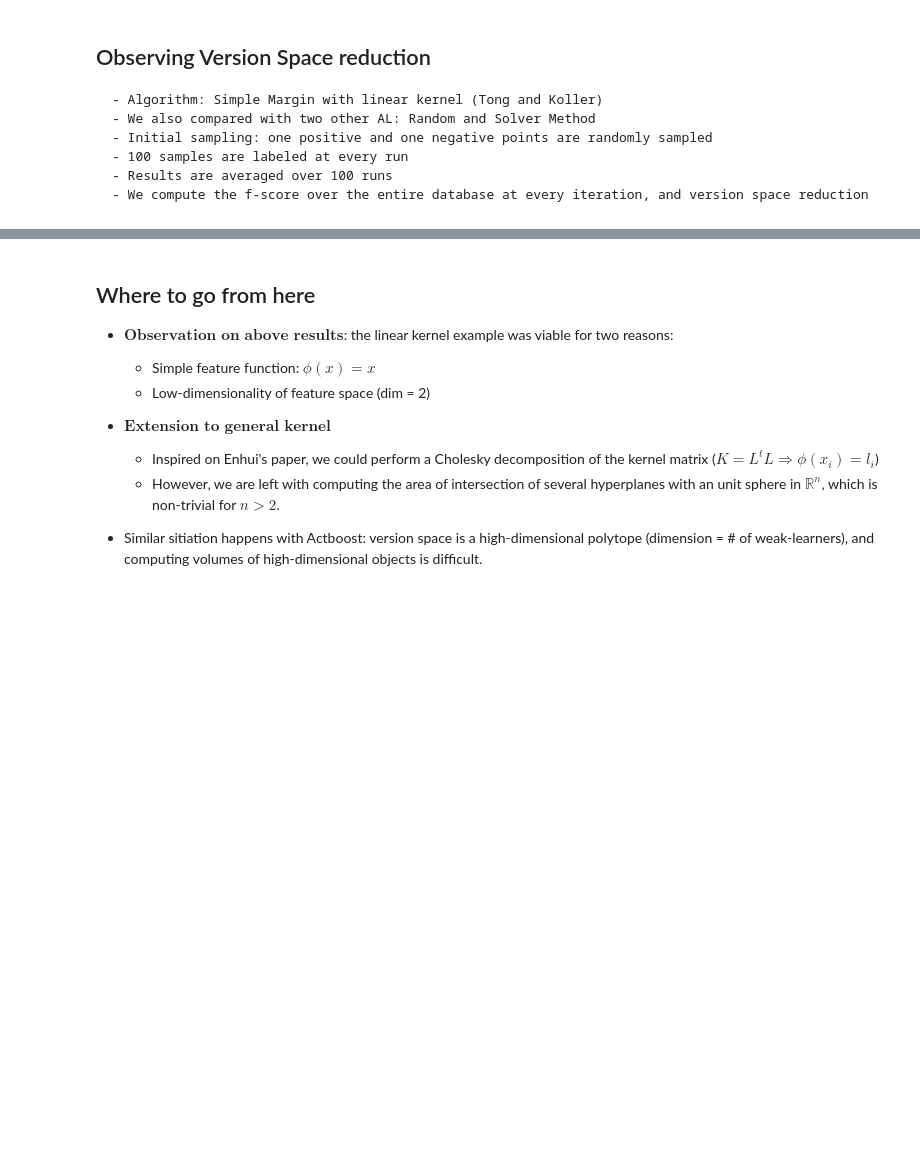
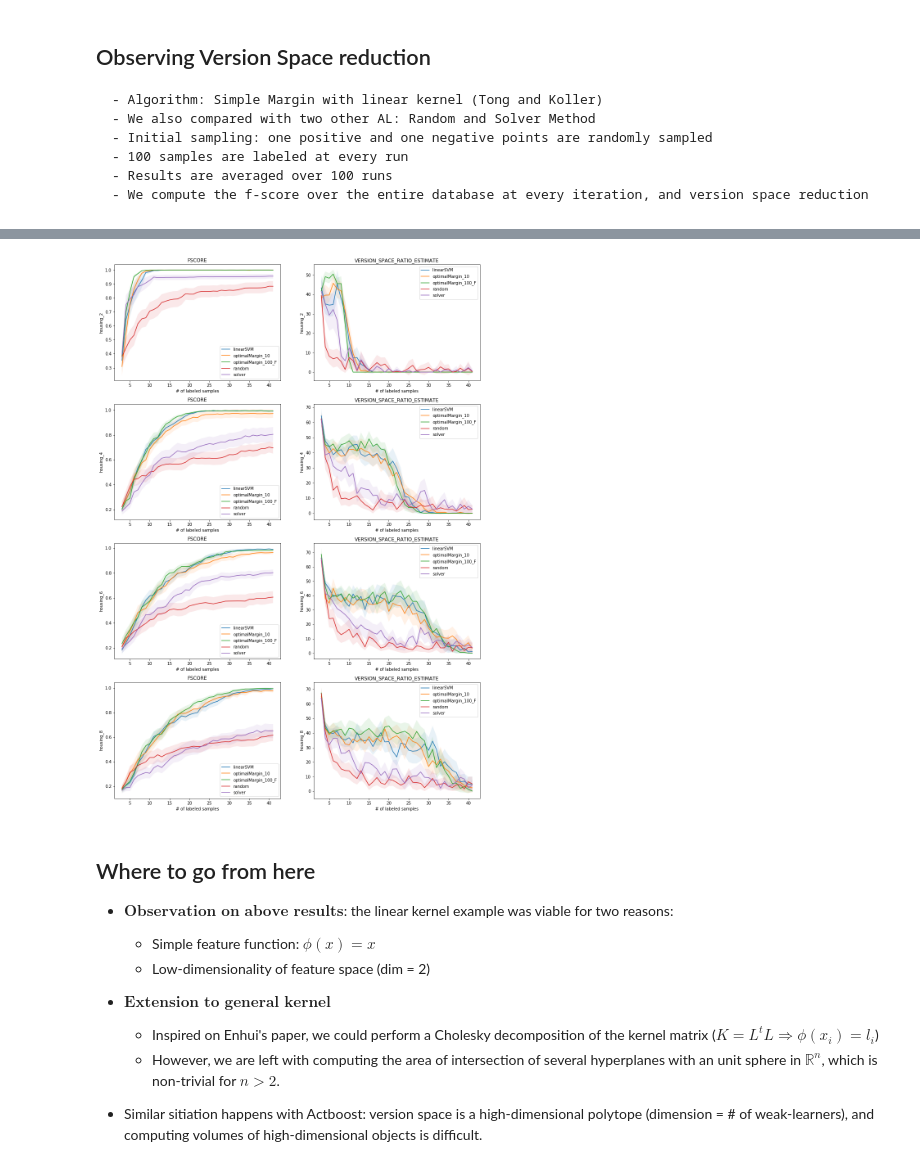
Before and after one commit to AIDEmeProject/PythonMiddleware, a Jupyter notebook: notebooks/version space convergence.ipynb, the cells around one changed output, grey strips where cells are left out. Cells and saved outputs as stored; diff of their text form; code cells hidden in the pictures; blank space fills up the shorter version.

```diff
--- a/notebooks/version space convergence.ipynb
+++ b/notebooks/version space convergence.ipynb
@@ -209,3 +209,41 @@ total time 88.96763896942139
+# %%
+from math import sqrt
+def plot_showdown(output, times, metrics_list=None):
+    data_tags = output.columns.levels[0]
+
+    if metrics_list is None:
+        metrics_list = output.columns.levels[1]
+    als = output.columns.levels[2]
+
+    fig, axs = plt.subplots(len(data_tags), len(metrics_list))
+    if len(data_tags) == 1:
+        axs = [axs]
+
+    fig.set_size_inches(8*len(metrics_list), 6*len(data_tags))
+
+    for i, ds in enumerate(data_tags):
+        for j, name in enumerate(metrics_list):
+            ax = axs[i][j]
+            ax.set_title(name.upper())
+            ax.set_xlabel("# of labeled samples")
+            ax.set_ylabel(ds)
+
+            for al in als:
+                df = output[ds][name][al]
+                x = df.index
+                y = df['mean']
+                error = 1.96 * df['std'] / sqrt(times)
+                ax.plot(x, y, label=al)
+
+                ax.fill_between(x, y - error, y + error, alpha=0.1)
+
+            ax.legend(loc='best')#, shadow=True)
+    plt.savefig("/Users/luciano/Downloads/housing.png")
+    plt.show()
+
+plot_showdown(output, times, metrics_list=['fscore', 'version_space_ratio_estimate'])
+# %% [output]
+[figure, added]
 # %% [markdown]
 ## Where to go from here
   - $\textbf{Observation on above results}$: the linear kernel example was viable for two reasons:
```
Also changed, not shown: parts of 7 cells of this notebook, 13 other files.
